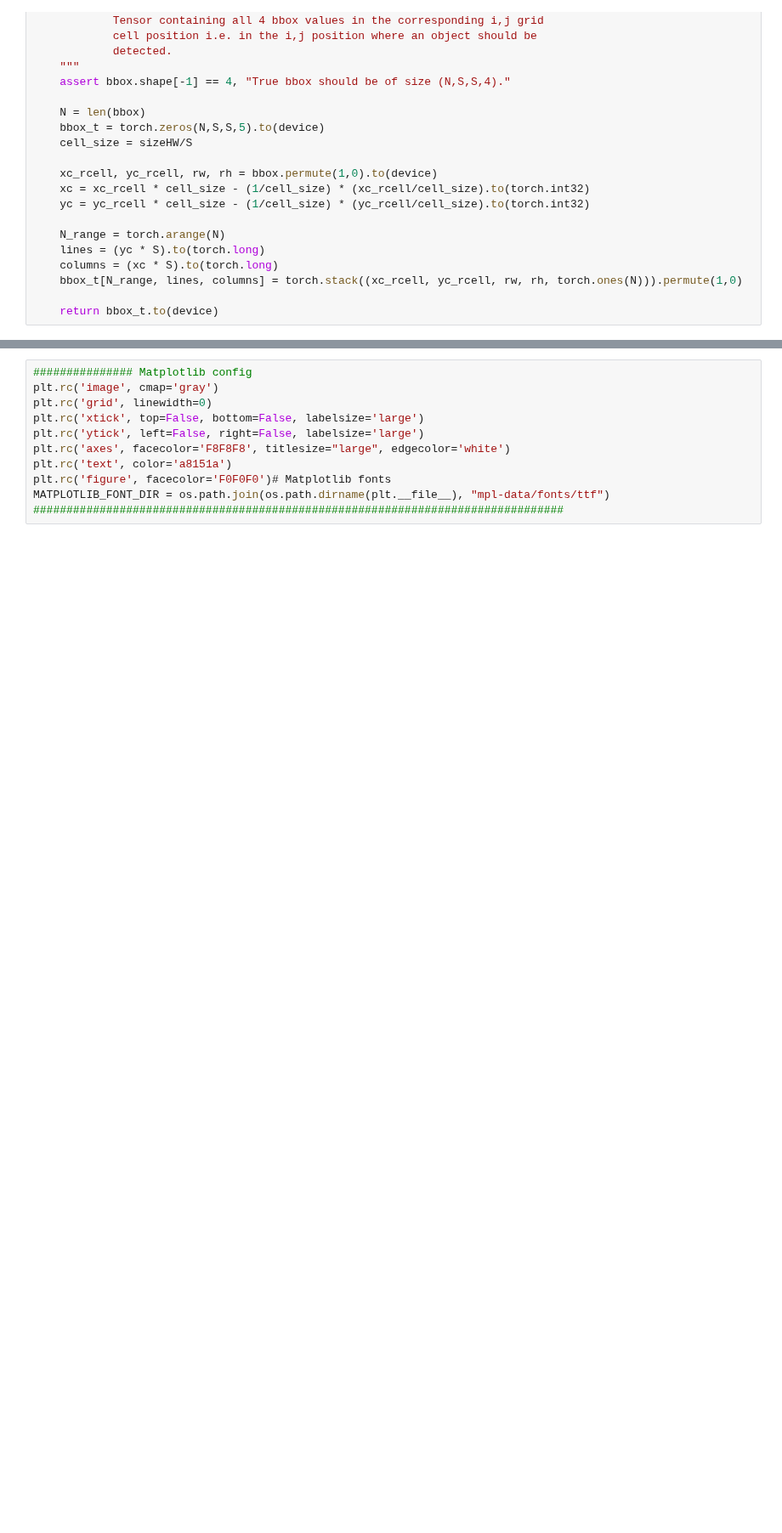
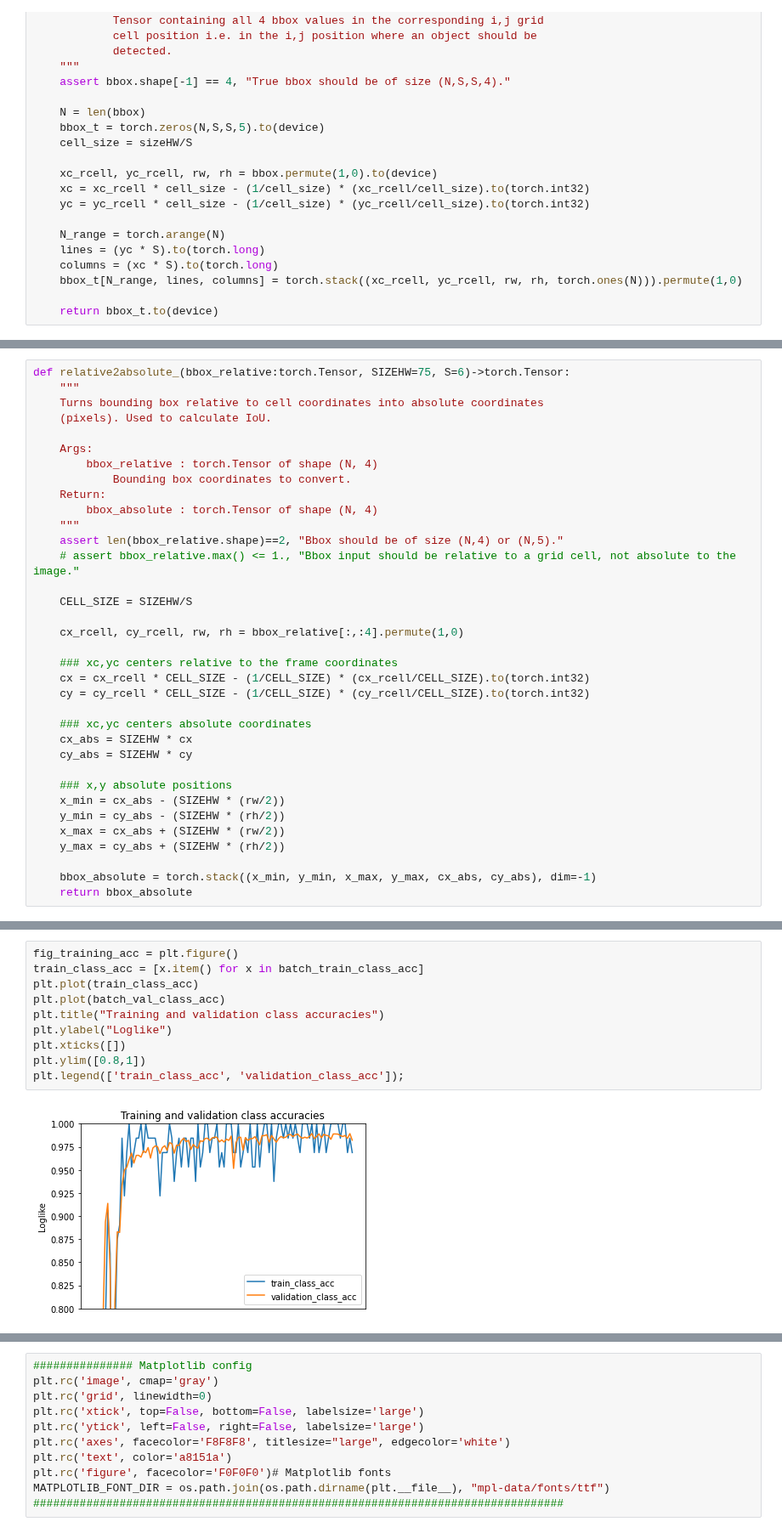
Before and after one commit to E-delweiss/Food_Recognition, a Jupyter notebook: WarmingUp_with_MNIST/YOLO_MNIST_Localization.ipynb, the cells around one changed output, grey strips where cells are left out. Shown at 85% size. Drawn from its saved outputs; the diff is of its cells as text; blank space fills up the shorter version.

```diff
--- a/WarmingUp_with_MNIST/YOLO_MNIST_Localization.ipynb
+++ b/WarmingUp_with_MNIST/YOLO_MNIST_Localization.ipynb
@@ -402,0 +447,35 @@ def bbox2Tensor(bbox:torch.Tensor, S:int=6, sizeHW:int=75, device=torch.device('
+# %%
+def relative2absolute_(bbox_relative:torch.Tensor, SIZEHW=75, S=6)->torch.Tensor:
+    """
+    Turns bounding box relative to cell coordinates into absolute coordinates
+    (pixels). Used to calculate IoU.
+
+    Args:
+        bbox_relative : torch.Tensor of shape (N, 4)
+            Bounding box coordinates to convert.
+    Return:
+        bbox_absolute : torch.Tensor of shape (N, 4)
+    """
+    assert len(bbox_relative.shape)==2, "Bbox should be of size (N,4) or (N,5)."
+    # assert bbox_relative.max() <= 1., "Bbox input should be relative to a grid cell, not absolute to the image."
+
+    CELL_SIZE = SIZEHW/S
+
+    cx_rcell, cy_rcell, rw, rh = bbox_relative[:,:4].permute(1,0)
+
+    ### xc,yc centers relative to the frame coordinates
+    cx = cx_rcell * CELL_SIZE - (1/CELL_SIZE) * (cx_rcell/CELL_SIZE).to(torch.int32)
+    cy = cy_rcell * CELL_SIZE - (1/CELL_SIZE) * (cy_rcell/CELL_SIZE).to(torch.int32)
+
+    ### xc,yc centers absolute coordinates
+    cx_abs = SIZEHW * cx
+    cy_abs = SIZEHW * cy
+
+    ### x,y absolute positions
+    x_min = cx_abs - (SIZEHW * (rw/2))
+    y_min = cy_abs - (SIZEHW * (rh/2))
+    x_max = cx_abs + (SIZEHW * (rw/2))
+    y_max = cy_abs + (SIZEHW * (rh/2))
+
+    bbox_absolute = torch.stack((x_min, y_min, x_max, y_max, cx_abs, cy_abs), dim=-1)
+    return bbox_absolute
@@ -590,0 +841,12 @@ def intersection_over_union(bboxes1:torch.Tensor, bboxes2:torch.Tensor)->torch.T
+# %%
+fig_training_acc = plt.figure()
+train_class_acc = [x.item() for x in batch_train_class_acc]
+plt.plot(train_class_acc)
+plt.plot(batch_val_class_acc)
+plt.title("Training and validation class accuracies")
+plt.ylabel("Loglike")
+plt.xticks([])
+plt.ylim([0.8,1])
+plt.legend(['train_class_acc', 'validation_class_acc']);
+# %% [output]
+[figure, added]
```
Also changed, not shown: parts of 42 cells of this notebook.
